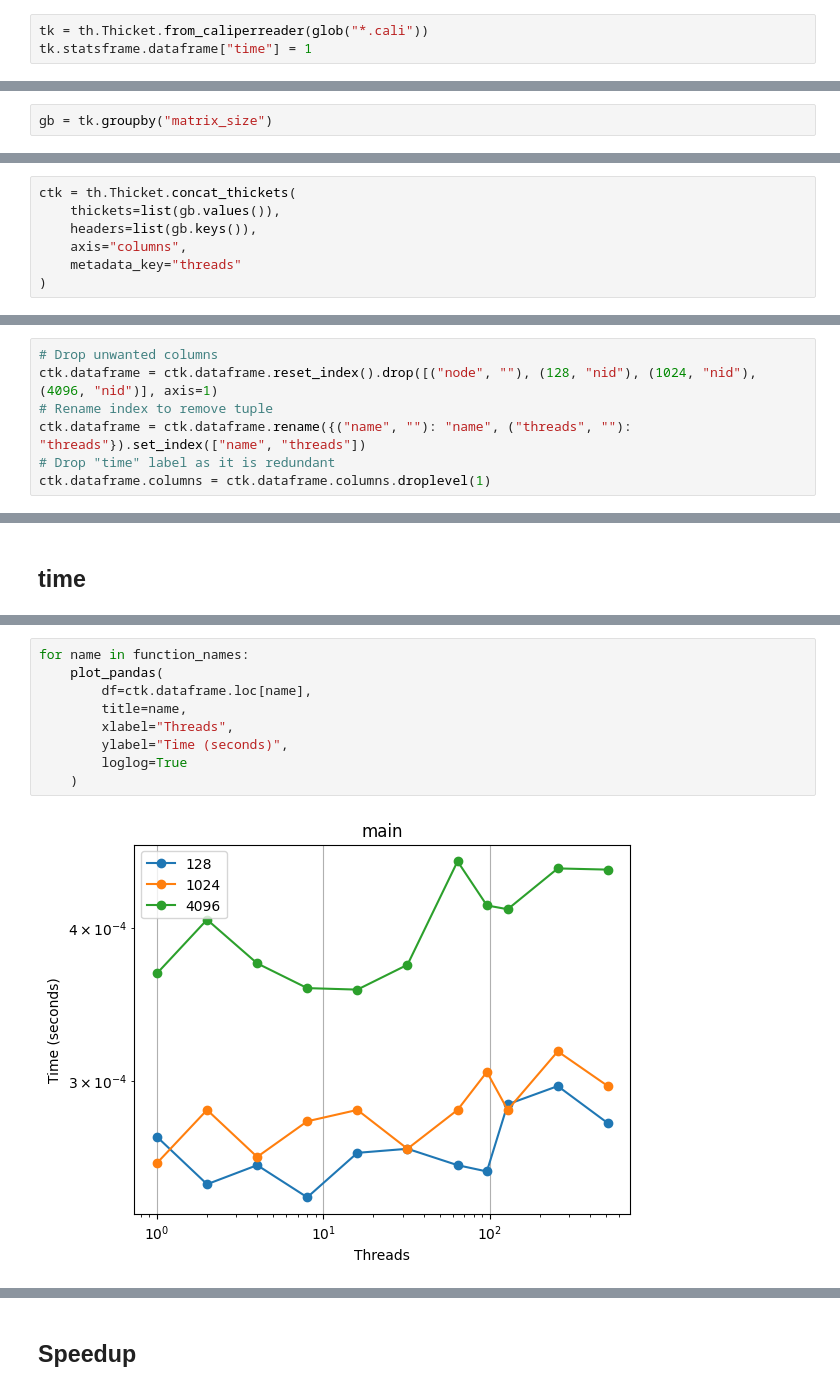
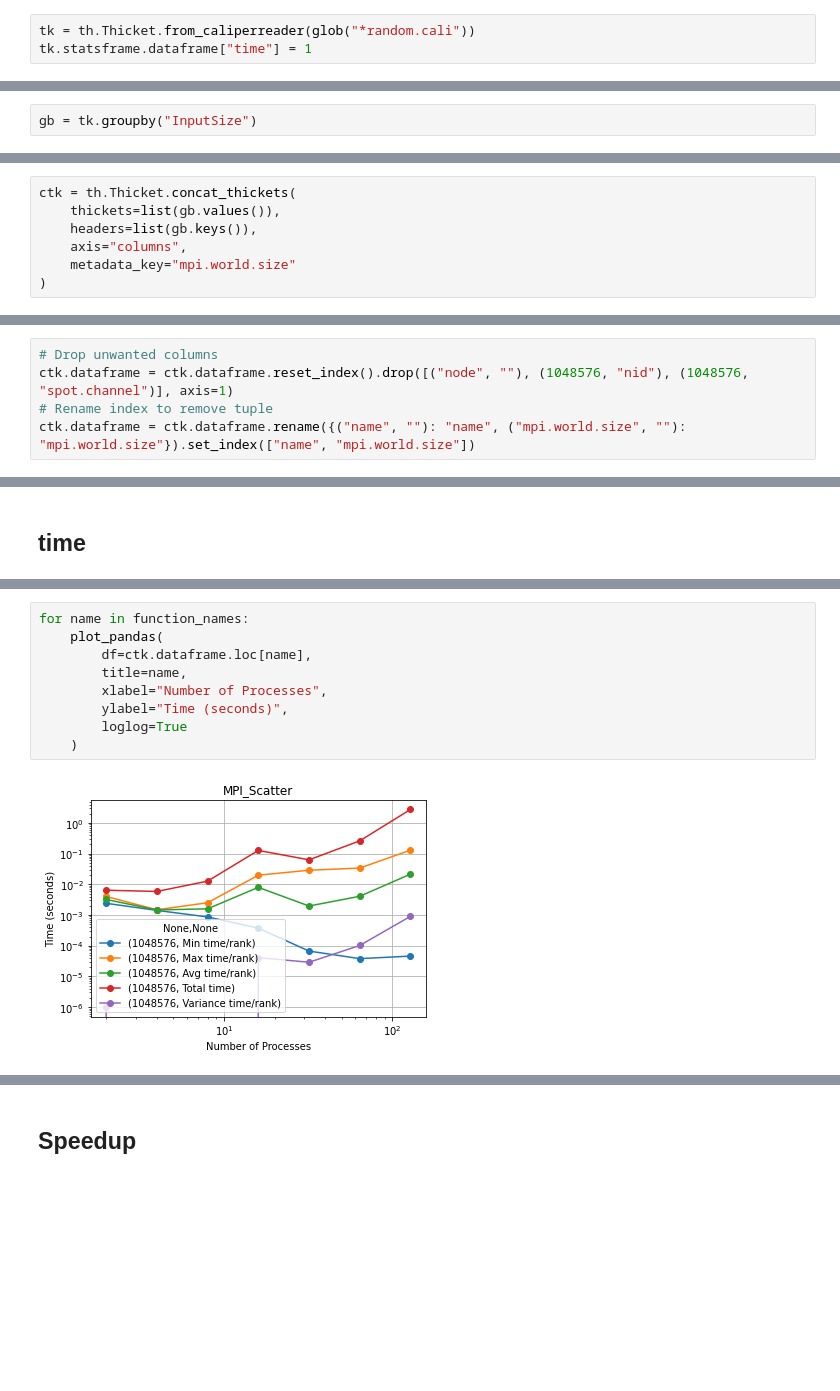
Before and after one commit to EricHaddad/435-Project, a Jupyter notebook: BucketsortMPI/lab1-analysis_single_trial.ipynb, the cells around one changed output, grey strips where cells are left out. Saved outputs shown, nothing was run; the diff lists cells and outputs as text; blank space fills up the shorter version.

```diff
--- a/BucketsortMPI/lab1-analysis_single_trial.ipynb
+++ b/BucketsortMPI/lab1-analysis_single_trial.ipynb
@@ -16,7 +16,7 @@ pd.set_option("display.max_columns", None)
 # %% [markdown]
 Read in all the files
 # %%
-tk = th.Thicket.from_caliperreader(glob("*.cali"))
+tk = th.Thicket.from_caliperreader(glob("*random.cali"))
 tk.statsframe.dataframe["time"] = 1
 # %%
 # Performance data
@@ -61,3 +77,3 @@ tk.metadata
 # %%
-gb = tk.groupby("matrix_size")
+gb = tk.groupby("InputSize")
 # %% [output]
@@ -70,7 +86,7 @@ ctk = th.Thicket.concat_thickets(
     thickets=list(gb.values()),
     headers=list(gb.keys()),
     axis="columns",
-    metadata_key="threads"
+    metadata_key="mpi.world.size"
 )
 # %%
 ctk.dataframe
@@ -98,11 +114,9 @@ ctk.dataframe
 Perform pandas operations to get the table in a desirable format for plotting
 # %%
 # Drop unwanted columns
-ctk.dataframe = ctk.dataframe.reset_index().drop([("node", ""), (128, "nid"), (1024, "nid"), (4096, "nid")], axis=1)
+ctk.dataframe = ctk.dataframe.reset_index().drop([("node", ""), (1048576, "nid"), (1048576, "spot.channel")], axis=1)
 # Rename index to remove tuple
-ctk.dataframe = ctk.dataframe.rename({("name", ""): "name", ("threads", ""): "threads"}).set_index(["name", "threads"])
-# Drop "time" label as it is redundant
-ctk.dataframe.columns = ctk.dataframe.columns.droplevel(1)
+ctk.dataframe = ctk.dataframe.rename({("name", ""): "name", ("mpi.world.size", ""): "mpi.world.size"}).set_index(["name", "mpi.world.size"])
 # %%
 ctk.dataframe
 # %% [output]
@@ -189,11 +201,11 @@ ctk.dataframe.loc["main"]
 # %%
 for name in function_names:
     plot_pandas(
         df=ctk.dataframe.loc[name],
         title=name,
-        xlabel="Threads",
+        xlabel="Number of Processes",
         ylabel="Time (seconds)",
         loglog=True
     )
 # %% [output]
-[figure, old version]
+[figure, new version]
```
Also changed, not shown: parts of 10 cells of this notebook, 29 other files.
